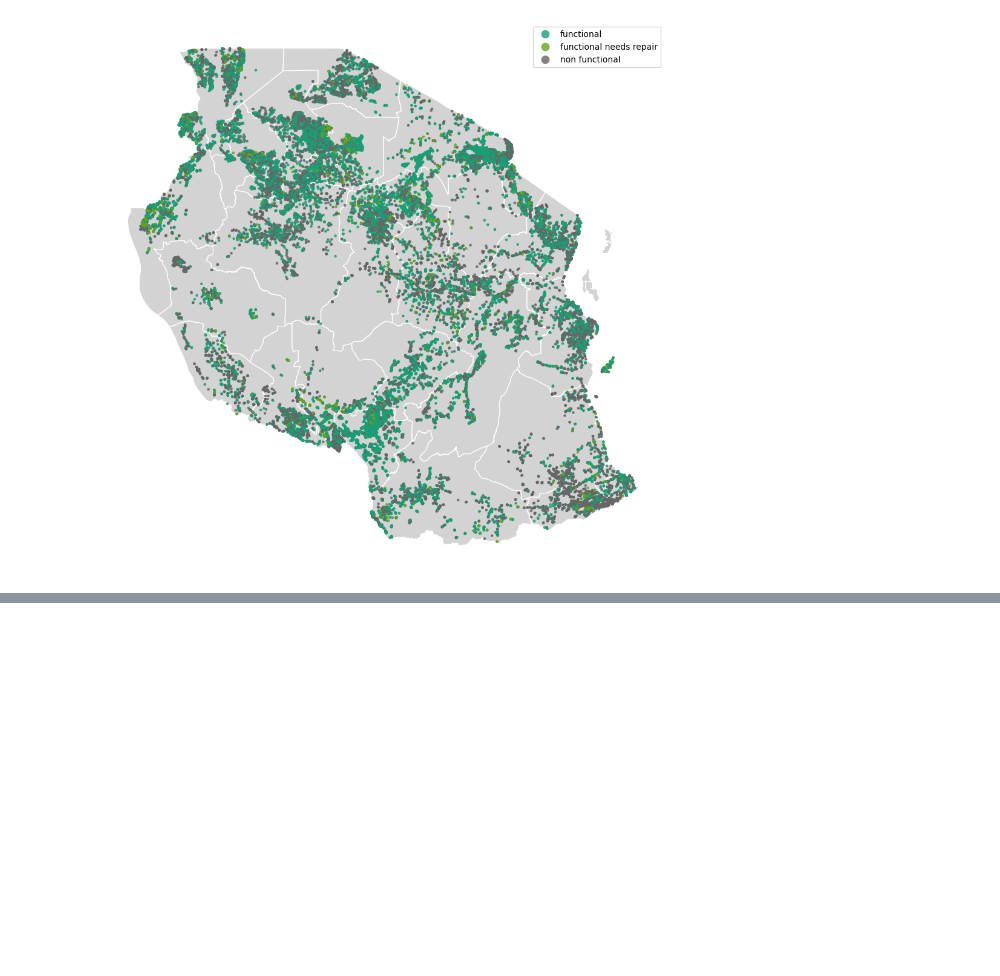
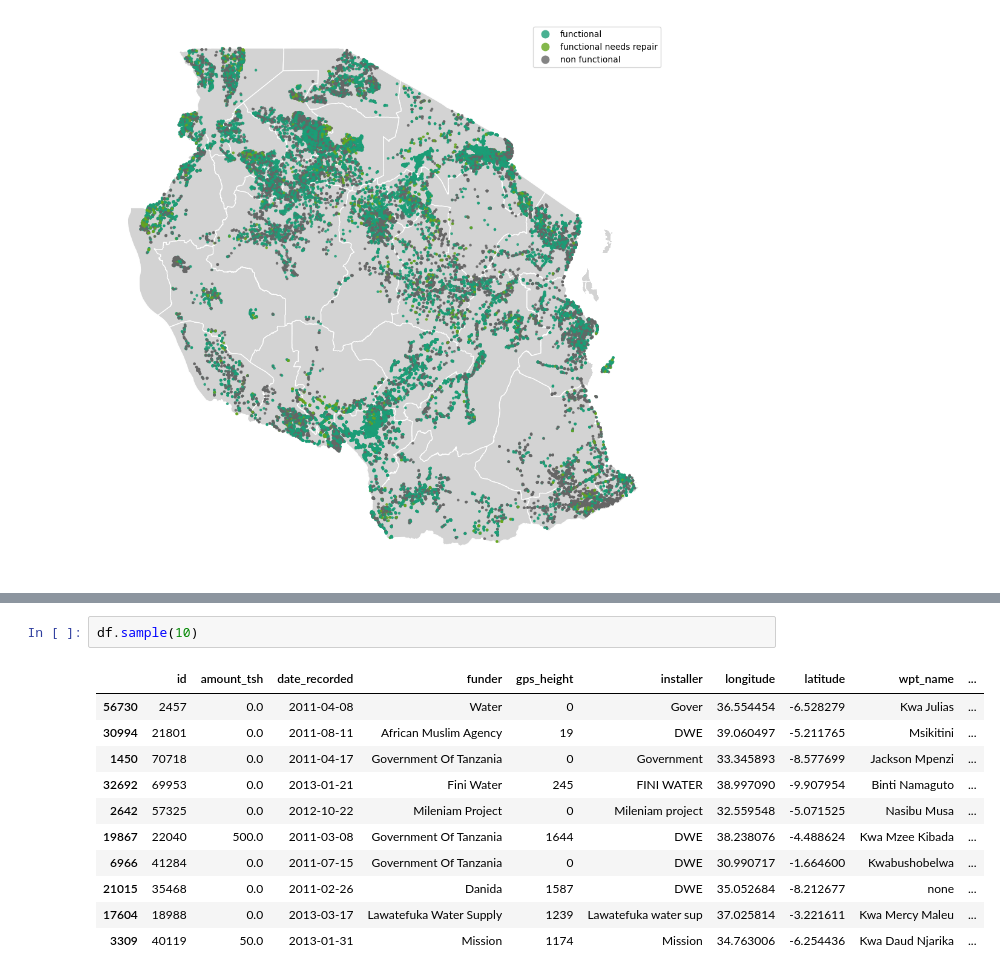
Before and after one commit to williambguo/water-pump-predictive-maintenance, a Jupyter notebook: notebooks/dataset_eda.ipynb, the cells around one changed output, grey strips where cells are left out. Drawn from its saved outputs; the diff is of its cells as text; blank space fills up the shorter version.

```diff
--- a/notebooks/dataset_eda.ipynb
+++ b/notebooks/dataset_eda.ipynb
@@ -174,0 +243,14 @@ Right CRS: None
+# %%
+df.sample(10)
+# %% [output]
+|  | id | amount_tsh | date_recorded | funder | gps_height | installer | longitude | latitude | wpt_name | ... |
+| 56730 | 2457 | 0.0 | 2011-04-08 | Water | 0 | Gover | 36.554454 | -6.528279 | Kwa Julias | ... |
+| 30994 | 21801 | 0.0 | 2011-08-11 | African Muslim Agency | 19 | DWE | 39.060497 | -5.211765 | Msikitini | ... |
+| 1450 | 70718 | 0.0 | 2011-04-17 | Government Of Tanzania | 0 | Government | 33.345893 | -8.577699 | Jackson Mpenzi | ... |
+| 32692 | 69953 | 0.0 | 2013-01-21 | Fini Water | 245 | FINI WATER | 38.997090 | -9.907954 | Binti Namaguto | ... |
+| 2642 | 57325 | 0.0 | 2012-10-22 | Mileniam Project | 0 | Mileniam project | 32.559548 | -5.071525 | Nasibu Musa | ... |
+| 19867 | 22040 | 500.0 | 2011-03-08 | Government Of Tanzania | 1644 | DWE | 38.238076 | -4.488624 | Kwa Mzee Kibada | ... |
+| 6966 | 41284 | 0.0 | 2011-07-15 | Government Of Tanzania | 0 | DWE | 30.990717 | -1.664600 | Kwabushobelwa | ... |
+| 21015 | 35468 | 0.0 | 2011-02-26 | Danida | 1587 | DWE | 35.052684 | -8.212677 | none | ... |
+| 17604 | 18988 | 0.0 | 2013-03-17 | Lawatefuka Water Supply | 1239 | Lawatefuka water sup | 37.025814 | -3.221611 | Kwa Mercy Maleu | ... |
+| 3309 | 40119 | 50.0 | 2013-01-31 | Mission | 1174 | Mission | 34.763006 | -6.254436 | Kwa Daud Njarika | ... |
```
Also changed, not shown: parts of 17 cells of this notebook, 4 other files.
